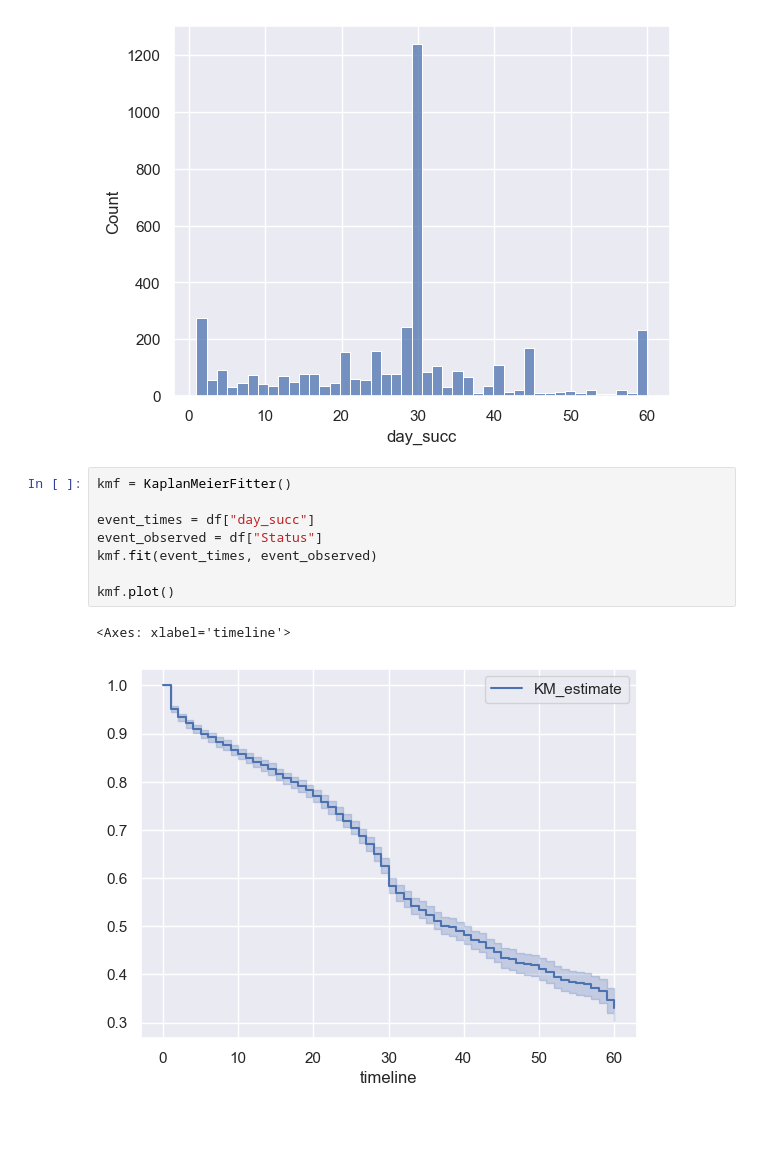
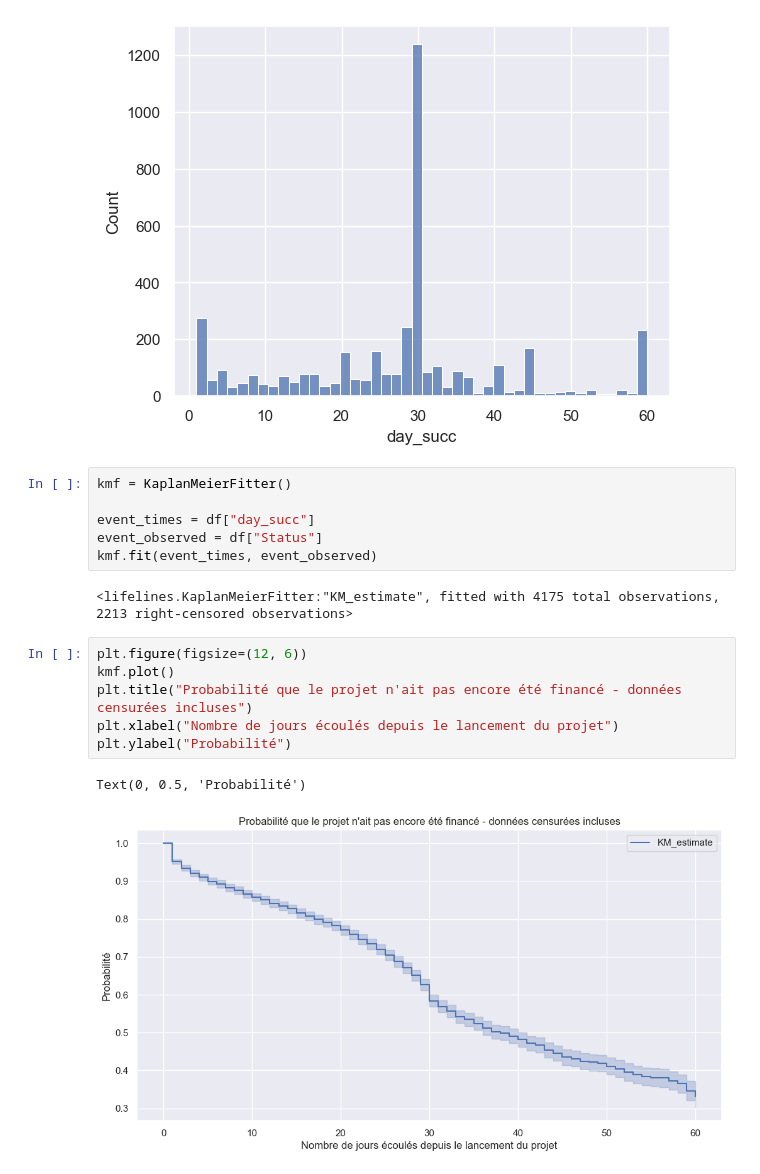
Before and after one commit to Ab2nour/kickstarter-project-analysis, a Jupyter notebook: src/modelisation.ipynb, the cells around one changed output. Drawn from its saved outputs; the diff is of its cells as text; blank space fills up the shorter version.

```diff
--- a/src/modelisation.ipynb
+++ b/src/modelisation.ipynb
@@ -33,8 +34,14 @@ kmf = KaplanMeierFitter()
 event_times = df["day_succ"]
 event_observed = df["Status"]
 kmf.fit(event_times, event_observed)
-
-kmf.plot()
 # %% [output]
-<Axes: xlabel='timeline'>
+<lifelines.KaplanMeierFitter:"KM_estimate", fitted with 4175 total observations, 2213 right-censored observations>
-[figure, removed]
+# %%
+plt.figure(figsize=(12, 6))
+kmf.plot()
+plt.title("Probabilité que le projet n'ait pas encore été financé - données censurées incluses")
+plt.xlabel("Nombre de jours écoulés depuis le lancement du projet")
+plt.ylabel("Probabilité")
+# %% [output]
+Text(0, 0.5, 'Probabilité')
+[figure, added]
```
Also changed, not shown: parts of 3 cells of this notebook.
